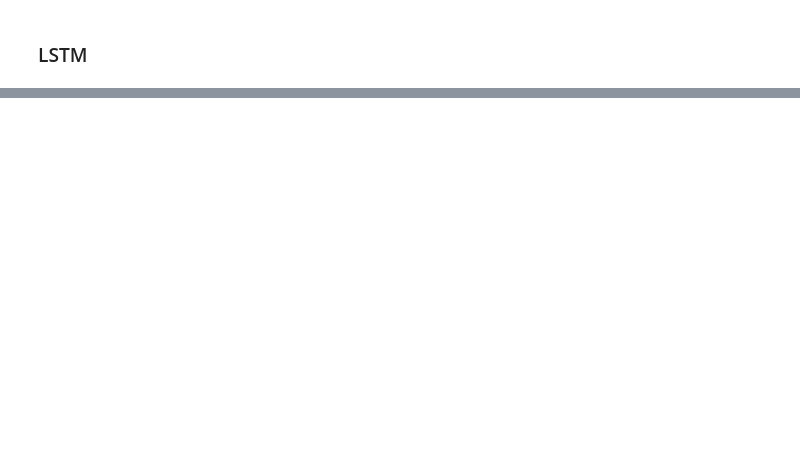
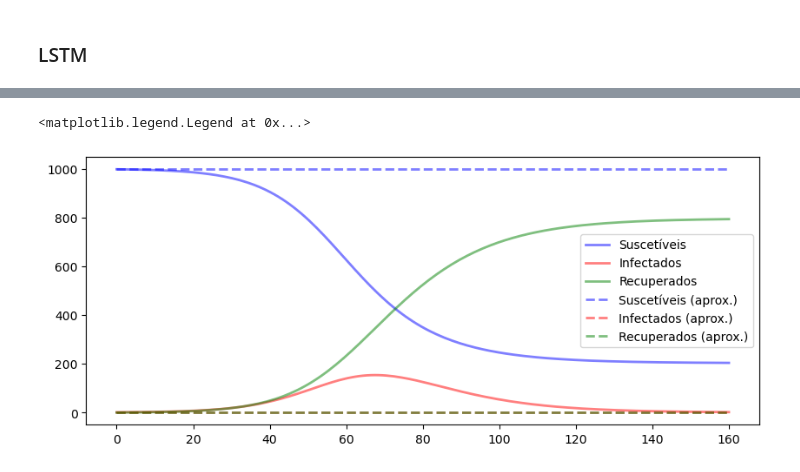
Before and after one commit to Salies/data-driven-des, a Jupyter notebook: sir.ipynb, the cells around one changed output, grey strips where cells are left out. Cells and saved outputs as stored; diff of their text form; code cells hidden in the pictures; blank space fills up the shorter version.

```diff
--- a/sir.ipynb
+++ b/sir.ipynb
@@ -168,0 +236,5 @@ Antes deste "sucesso", foram testados: SIR não normalizado, SIR normalizado sem
+# %%
+## Compute Derivative
+dx = np.zeros_like(x)
+for j in range(len(t)):
+    dx[j,:] = deriv(x[j,:],0,N,beta,gamma)
@@ -168,0 +253,15 @@ Antes deste "sucesso", foram testados: SIR não normalizado, SIR normalizado sem
+# %%
+# plot res
+fig = plt.figure(figsize=(10, 4))
+ax = fig.add_subplot(111, axisbelow=True)
+ax.plot(t, x[:, 0], 'b', alpha=0.5, lw=2, label='Suscetíveis')
+ax.plot(t, x[:, 1], 'r', alpha=0.5, lw=2, label='Infectados')
+ax.plot(t, x[:, 2], 'g', alpha=0.5, lw=2, label='Recuperados')
+# plot predição
+ax.plot(t, res[:, 0], 'b--', alpha=0.5, lw=2, label='Suscetíveis (aprox.)')
+ax.plot(t, res[:, 1], 'r--', alpha=0.5, lw=2, label='Infectados (aprox.)')
+ax.plot(t, res[:, 2], 'g--', alpha=0.5, lw=2, label='Recuperados (aprox.)')
+plt.legend()
+# %% [output]
+<matplotlib.legend.Legend at 0x...>
+[figure, added]
```
Also changed, not shown: parts of 15 cells of this notebook.
